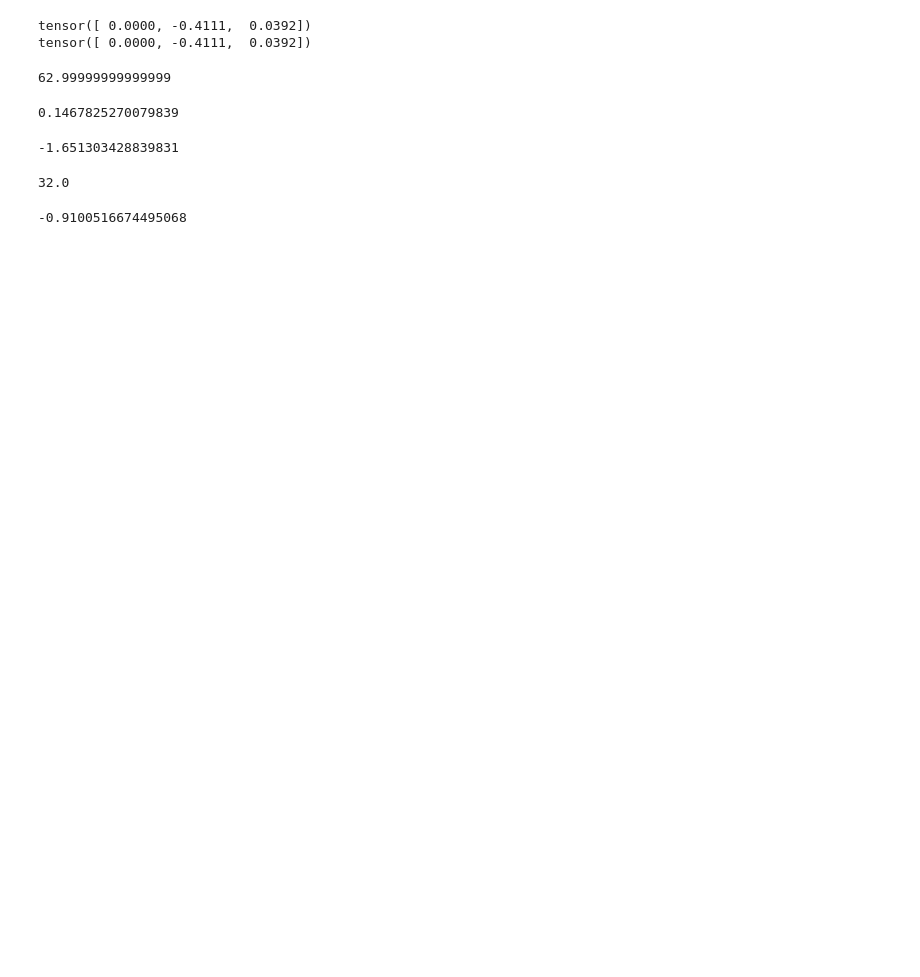
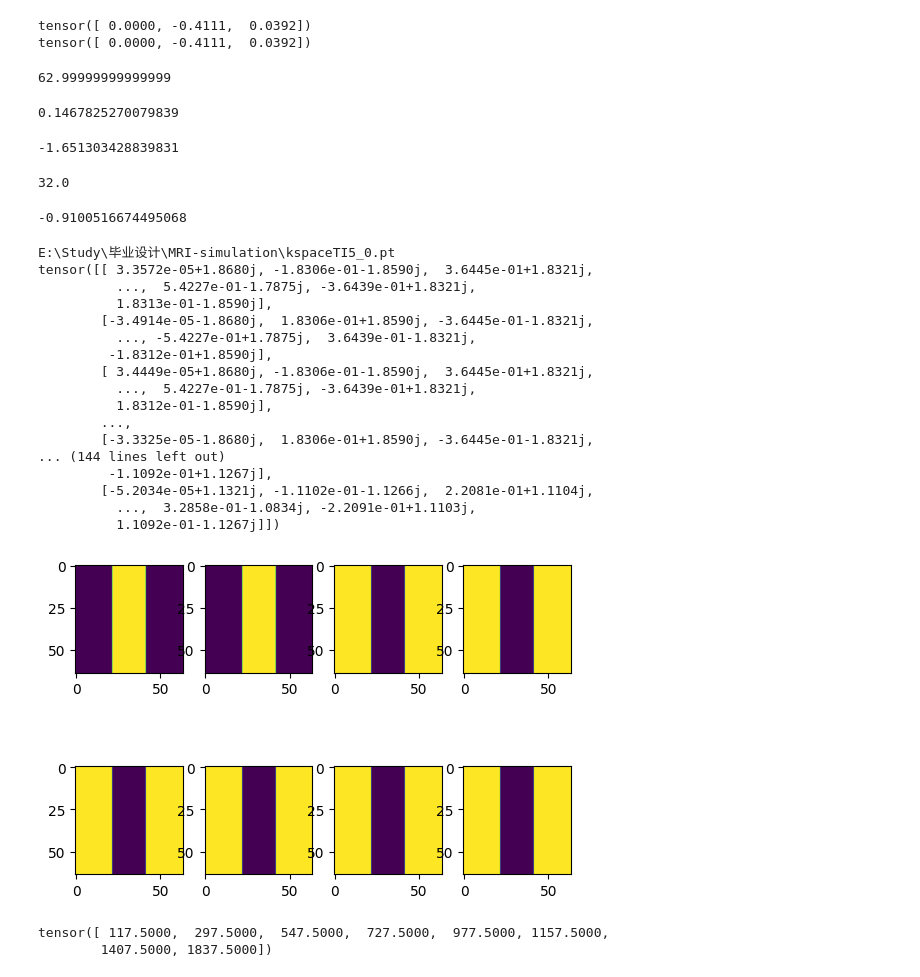
Before and after one commit to PepperXZC/MRI-Simulation-Python, a Jupyter notebook: test_regression.ipynb, the cells around one changed output. Drawn from its saved outputs; the diff is of its cells as text; code cells hidden in the pictures; blank space fills up the shorter version.

```diff
--- a/test_regression.ipynb
+++ b/test_regression.ipynb
@@ -167,3 +167,55 @@ tensor([ 0.0000, -0.4111,  0.0392])
 0.9394081728511038 - 63 * 0.029356505401596993
 # %% [output]
 -0.9100516674495068
+# %%
+import torch
+x = torch.Tensor([ 117.5000,  297.5000,  547.5000,  727.5000,  977.5000, 1157.5000, 1407.5000, 1837.5000])
+name = 'E:\Study\毕业设计\MRI-simulation\kspace'
+li = []
+for key in range(len([5, 3])):
+    if key == 0:
+        for i in range(5):
+            li.append(name + "TI5_" + str(i) + ".pt")
+    else:
+        for i in range(3):
+            li.append(name + "TI3_" + str(i) + ".pt")
+data_li = []
+j = 0
+index = [0,5,1,6,2,7,3,4]
+# for path in li:
+for i in index:
+    data = torch.load(li[i]).cpu()
+    print(li[i])
+    ft_mat = torch.fft.ifft2(data)
+    ft_mat = torch.fft.ifftshift(ft_mat)
+    plt.subplot(2, 4, j + 1)
+    plt.imshow(ft_mat.abs().numpy())
+    print(ft_mat)
+    j += 1
+    data_li.append(ft_mat.abs().numpy())
+data_list = torch.asarray(data_li)
+plt.show()
+# %% [output]
+E:\Study\毕业设计\MRI-simulation\kspaceTI5_0.pt
+tensor([[ 3.3572e-05+1.8680j, -1.8306e-01-1.8590j,  3.6445e-01+1.8321j,
+          ...,  5.4227e-01-1.7875j, -3.6439e-01+1.8321j,
+          1.8313e-01-1.8590j],
+        [-3.4914e-05-1.8680j,  1.8306e-01+1.8590j, -3.6445e-01-1.8321j,
+          ..., -5.4227e-01+1.7875j,  3.6439e-01-1.8321j,
+         -1.8312e-01+1.8590j],
+        [ 3.4449e-05+1.8680j, -1.8306e-01-1.8590j,  3.6445e-01+1.8321j,
+          ...,  5.4227e-01-1.7875j, -3.6439e-01+1.8321j,
+          1.8312e-01-1.8590j],
+        ...,
+        [-3.3325e-05-1.8680j,  1.8306e-01+1.8590j, -3.6445e-01-1.8321j,
+... (144 lines left out)
+         -1.1092e-01+1.1267j],
+        [-5.2034e-05+1.1321j, -1.1102e-01-1.1266j,  2.2081e-01+1.1104j,
+          ...,  3.2858e-01-1.0834j, -2.2091e-01+1.1103j,
+          1.1092e-01-1.1267j]])
+[figure, added]
+# %%
+x
+# %% [output]
+tensor([ 117.5000,  297.5000,  547.5000,  727.5000,  977.5000, 1157.5000,
+        1407.5000, 1837.5000])
```
Also changed, not shown: parts of 2 cells of this notebook, 10 other files.
